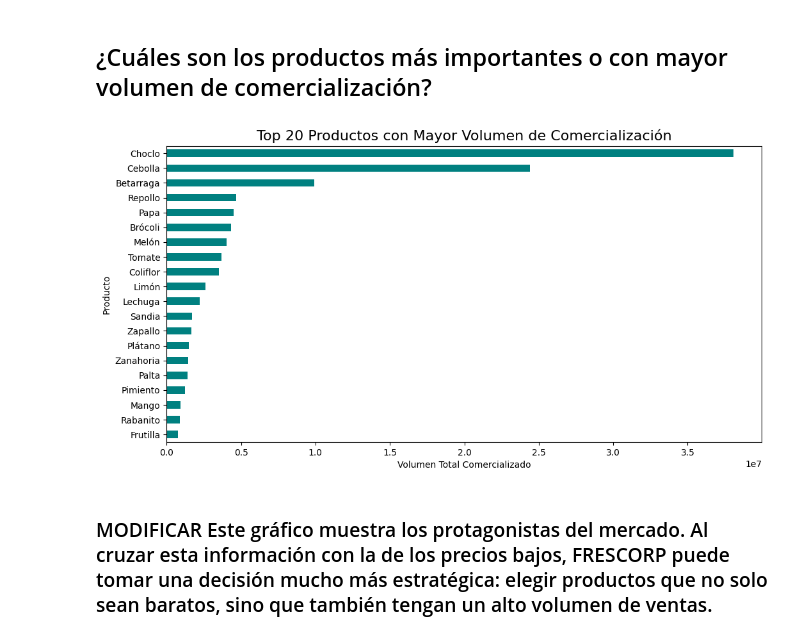
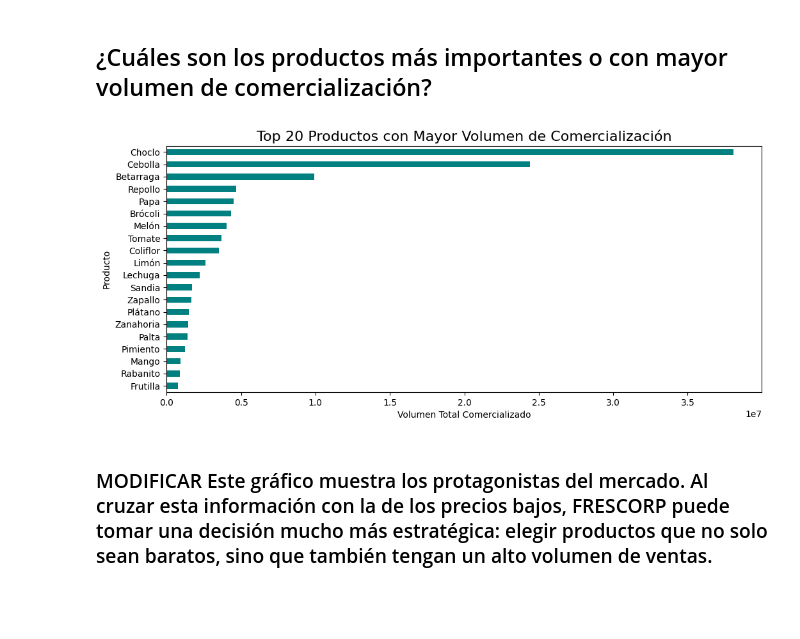
Before and after one commit to Ricardouchub/Analisis-Estrategico-de-Precios, a Jupyter notebook: Análisis Estratégico de Precios Mayoristas para el Sector Retail de Frutas y Hortalizas.ipynb, the cells around one changed output. Saved outputs shown, nothing was run; the diff lists cells and outputs as text; code cells hidden in the pictures; blank space fills up the shorter version.

```diff
--- a/Análisis Estratégico de Precios Mayoristas para el Sector Retail de Frutas y Hortalizas.ipynb
+++ b/Análisis Estratégico de Precios Mayoristas para el Sector Retail de Frutas y Hortalizas.ipynb
@@ -782,16 +782,16 @@ Los productos en la parte inferior de las listas como `papa`, `cebolla`, `zanaho
 # %%
 # Agrupamos por producto y sumamos el volumen total
 volumen_por_producto = df1.groupby('producto')['volumen'].sum().sort_values()
 
 # Creamos el gráfico de barras para los 20 productos con más volumen
-plt.figure(figsize=(12, 6))
+plt.figure(figsize=(12, 5))
 volumen_por_producto.tail(20).plot(kind='barh', color='teal')
 plt.title('Top 20 Productos con Mayor Volumen de Comercialización', fontsize=16)
 plt.xlabel('Volumen Total Comercializado')
 plt.ylabel('Producto')
 plt.show()
 # %% [output]
-[figure, old version]
+[figure, new version]
 # %% [markdown]
 ### MODIFICAR Este gráfico muestra los protagonistas del mercado. Al cruzar esta información con la de los precios bajos, FRESCORP puede tomar una decisión mucho más estratégica: elegir productos que no solo sean baratos, sino que también tengan un alto volumen de ventas.
 # %% [markdown]
```
Also changed, not shown: parts of 4 cells of this notebook.
